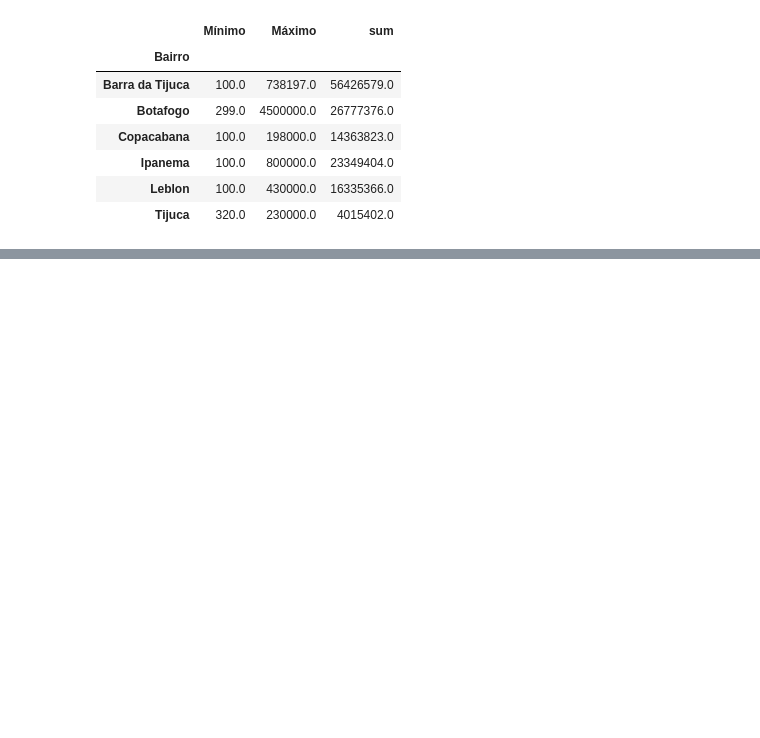
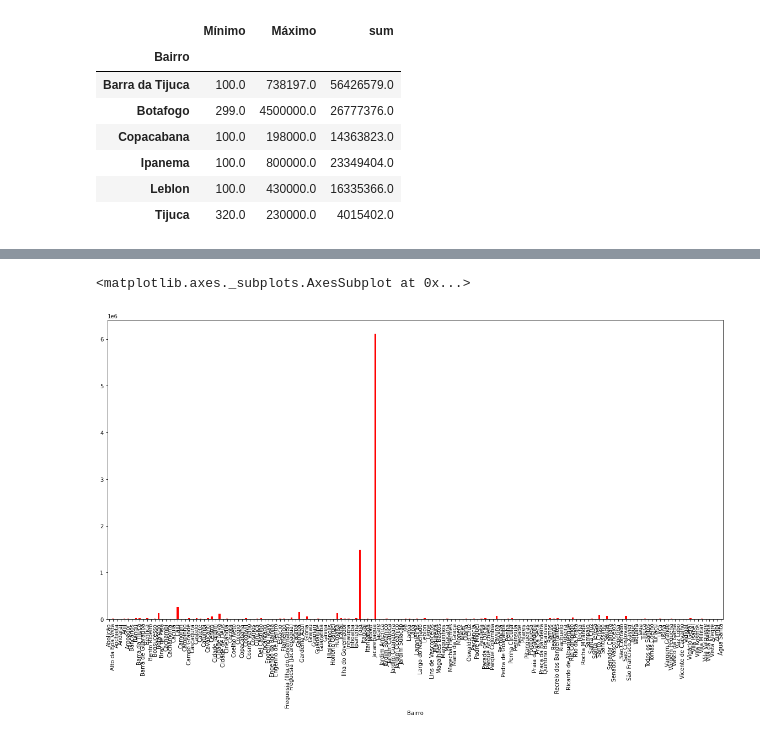
Before and after one commit to CHRSousa/estudoPythonJupiterNotebook, a Jupyter notebook: Criando_Novas_Variáveis.ipynb, the cells around one changed output, grey strips where cells are left out. Drawn from its saved outputs; the diff is of its cells as text; code cells hidden in the pictures; blank space fills up the shorter version.

```diff
--- a/Criando_Novas_Variáveis.ipynb
+++ b/Criando_Novas_Variáveis.ipynb
@@ -194,0 +206,8 @@ grupo_bairro['Valor'].aggregate(['min','max','sum']).rename(columns = {'min':'M
+# %%
+dados = pd.read_csv('aluguel.csv', sep = ';')
+grupo_bairro = dados.groupby('Bairro')
+# %%
+grupo_bairro['Valor'].std().plot.bar(color = 'red')
+# %% [output]
+<matplotlib.axes._subplots.AxesSubplot at 0x...>
+[figure, added]
```
Also changed, not shown: parts of 29 cells of this notebook.
